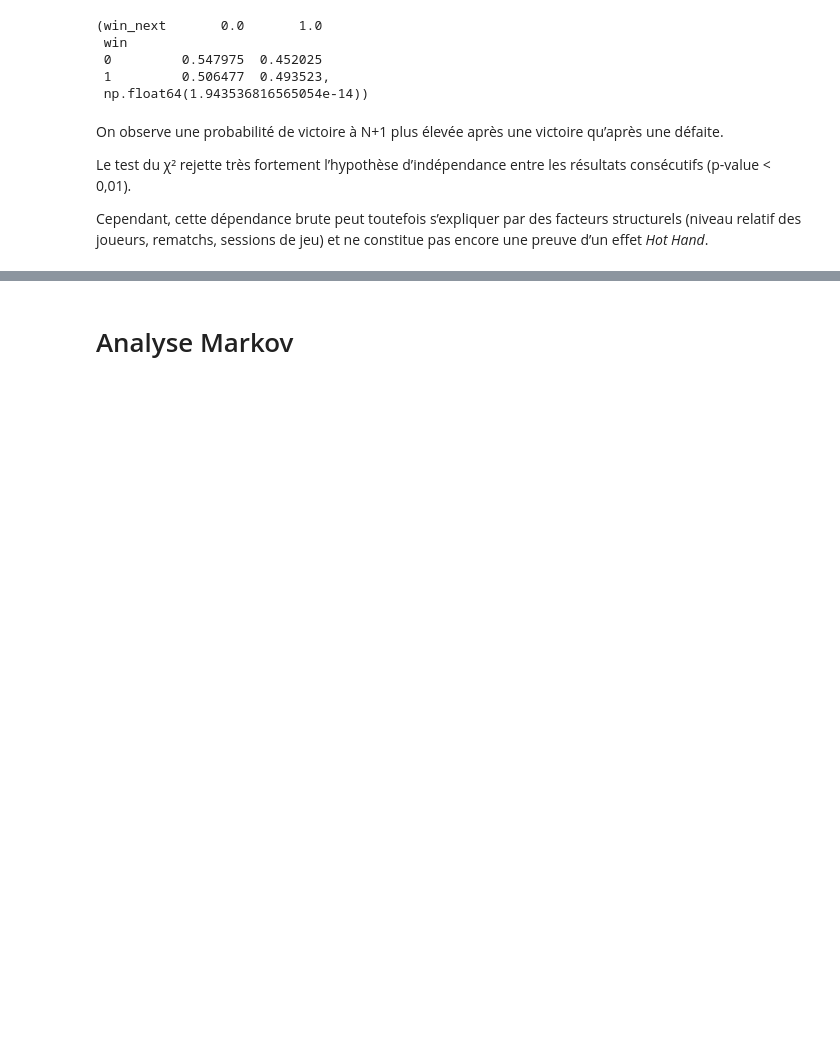
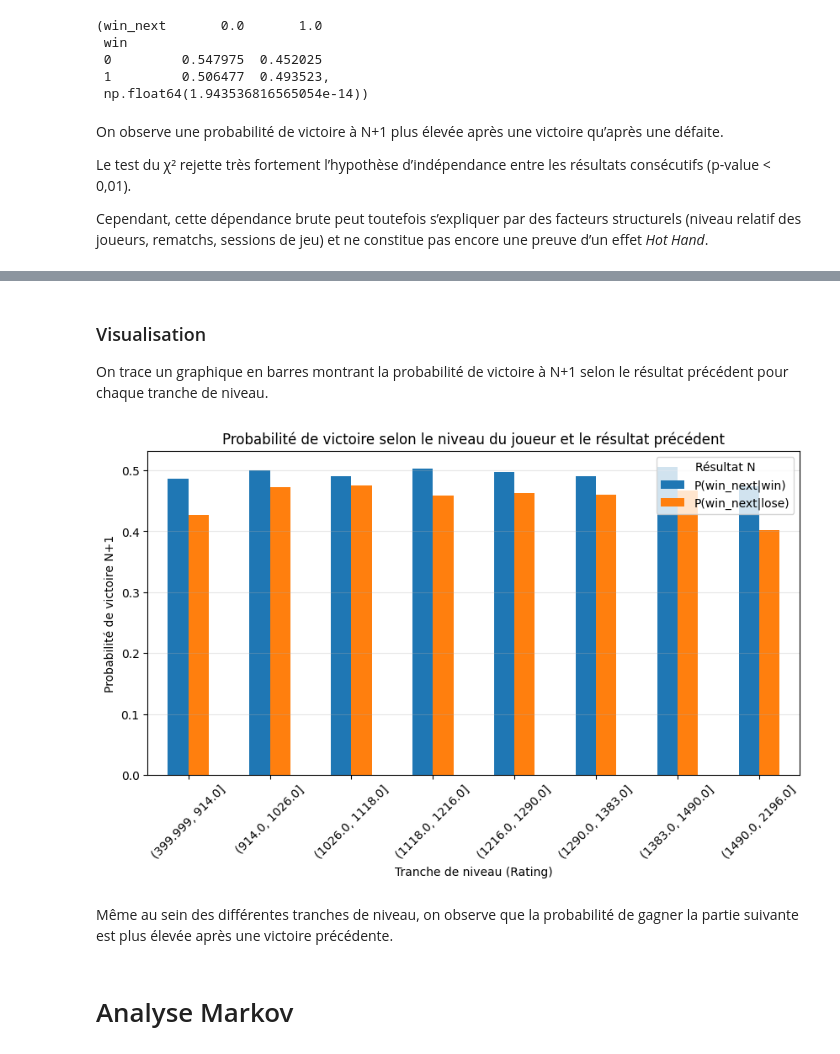
Before and after one commit to tristanTRT/Projet-info-2A, a Jupyter notebook: Scripts_analyse_data/Analyse_data.ipynb, the cells around one changed output, grey strips where cells are left out. Cells and saved outputs as stored; diff of their text form; code cells hidden in the pictures; blank space fills up the shorter version.

```diff
--- a/Scripts_analyse_data/Analyse_data.ipynb
+++ b/Scripts_analyse_data/Analyse_data.ipynb
@@ -252,19 +276,0 @@ Même au sein des différents niveau de rating couverts, il semble que l'indépe
-# %%
-# 1. Sécurité : On s'assure que la colonne 'date' existe
-if 'date' not in df_all.columns:
-    # On utilise 'timestamp' ou 'timestamp_ms' selon ce qui est dispo
-    col_ref = 'timestamp_ms' if 'timestamp_ms' in df_all.columns else 'timestamp'
-    df_all['date'] = pd.to_datetime(df_all[col_ref], unit='ms', utc=True)
-
-# 2. Sélection du joueur test
-user_test = df_all['user_id'].iloc[0]
-cols_debug = ['user_id', 'date', 'result', 'rating', 'rating_diff', 'win', 'win_next']
-
-print(f"--- Inspection des données pour {user_test} ---")
-# On vérifie que toutes les colonnes de debug existent bien
-cols_present = [c for c in cols_debug if c in df_all.columns]
-print(df_all[df_all['user_id'] == user_test][cols_present].head(15))
-
-print("\n--- Analyse des séries (Indices de Rematch) ---")
-# On regarde l'enchaînement des résultats et des écarts de points
-print(df_all[df_all['user_id'] == user_test][['result', 'rating_diff']].head(15))
@@ -289,3 +352,40 @@ print(df_all[df_all['user_id'] == user_test][['result', 'rating_diff']].head(15)
+# %% [markdown]
+### Visualisation
+
+On trace un graphique en barres montrant la probabilité de victoire à N+1 selon le résultat précédent pour chaque tranche de niveau.
+# %%
+# --- Probabilités conditionnelles par tranche de rating ---
+probs_by_rating = df_all.groupby("rating_bin").apply(
+    lambda x: x.groupby("win")["win_next"].mean()
+)
+
+# Préparer le DataFrame pour le graphique
+rating_labels = [str(interval) for interval in probs_by_rating.index]
+prob_df = []
+for i, r in enumerate(probs_by_rating.index):
+    prob_df.append({
+        "rating_bin": rating_labels[i],
+        "P(win_next|win)": probs_by_rating.loc[r, 1],
+        "P(win_next|lose)": probs_by_rating.loc[r, 0]
+    })
+
+prob_df = pd.DataFrame(prob_df)
+
+# Graphique avec la même DA que pour les formats
+prob_df.set_index("rating_bin")[["P(win_next|win)", "P(win_next|lose)"]].plot(
+    kind="bar", figsize=(10,5), color=["#1f77b4", "#ff7f0e"]
+)
+plt.ylabel("Probabilité de victoire N+1")
+plt.xlabel("Tranche de niveau (Rating)")
+plt.title("Probabilité de victoire selon le niveau du joueur et le résultat précédent")
+plt.xticks(rotation=45)
+plt.legend(title="Résultat N")
+plt.grid(axis='y', alpha=0.3)
+plt.show()
+# %% [output]
+[figure, added]
+# %% [markdown]
+Même au sein des différentes tranches de niveau, on observe que la probabilité de gagner la partie suivante est plus élevée après une victoire précédente.
 # %% [markdown]
 # Analyse Markov
 # %%
```
Also changed, not shown: parts of 19 cells of this notebook, 8 other files.
